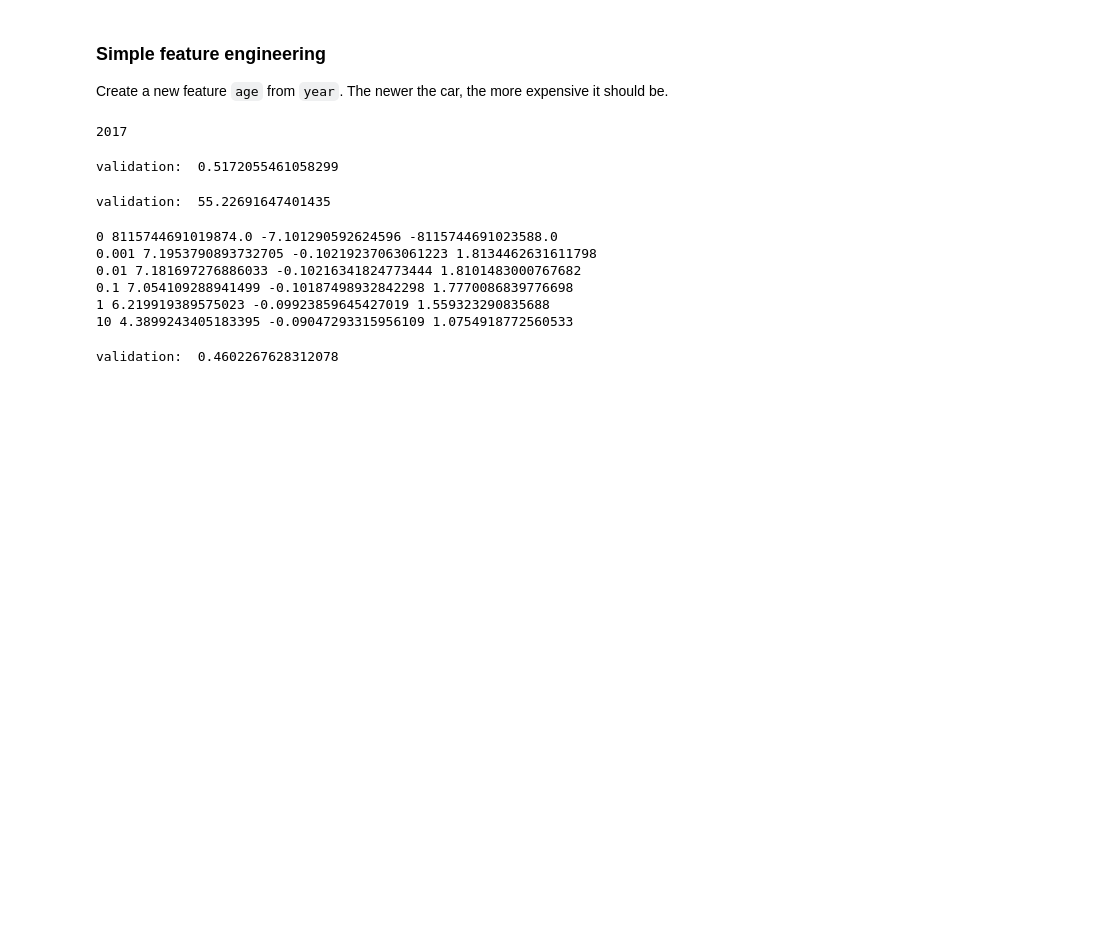
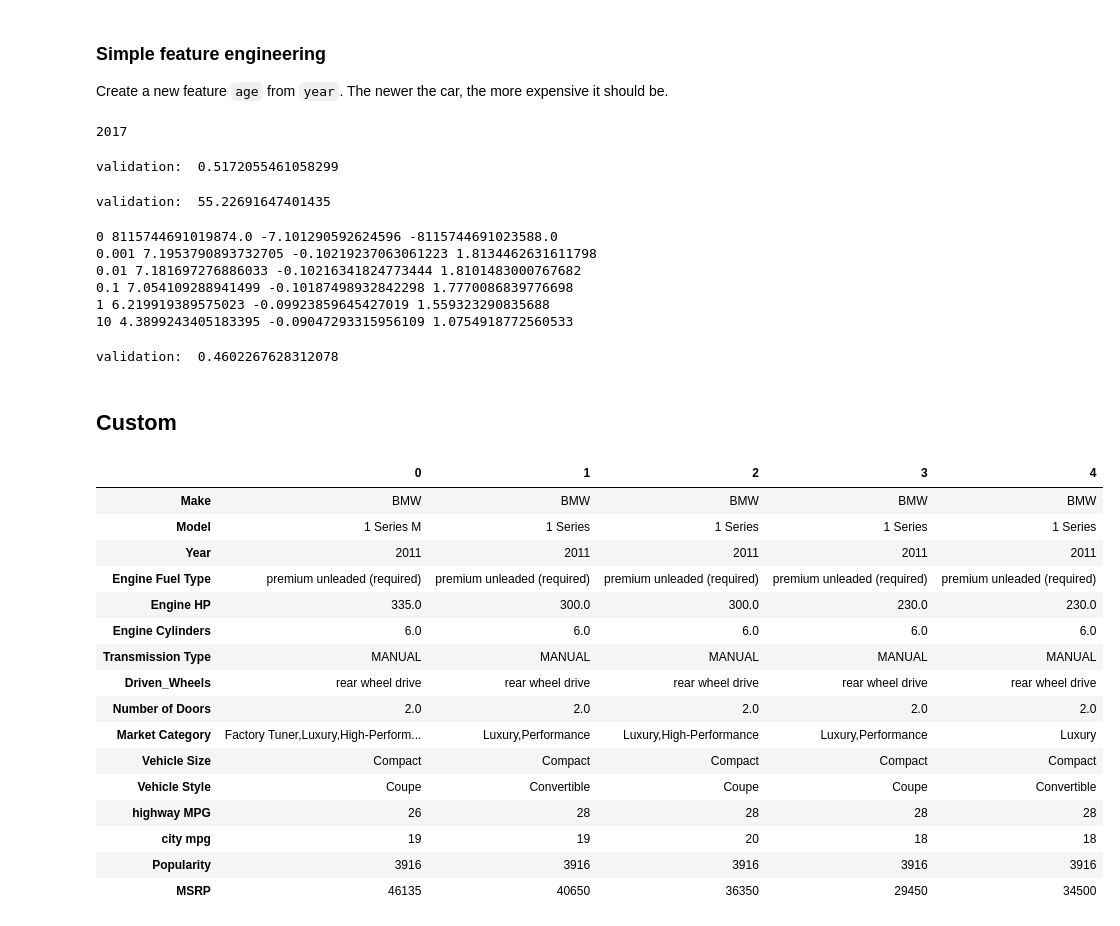
Before and after one commit to alextanhongpin/machine-learning-bootcamp, a Jupyter notebook: 02_predicting_car_prices.ipynb, the cells around one changed output. Cells and saved outputs as stored; diff of their text form; code cells hidden in the pictures; blank space fills up the shorter version.

```diff
--- a/02_predicting_car_prices.ipynb
+++ b/02_predicting_car_prices.ipynb
@@ -342,3 +342,5 @@ y_pred = w_0 + X_val.dot(w)
 print("validation: ", rmse(y_val, y_pred))
 # %% [output]
 validation:  0.4602267628312078
+# %% [markdown]
+## Custom
@@ -344,0 +349,21 @@ validation:  0.4602267628312078
+# %%
+df = pd.read_csv(path)
+df.head().T
+# %% [output]
+|  | 0 | 1 | 2 | 3 | 4 |
+| Make | BMW | BMW | BMW | BMW | BMW |
+| Model | 1 Series M | 1 Series | 1 Series | 1 Series | 1 Series |
+| Year | 2011 | 2011 | 2011 | 2011 | 2011 |
+| Engine Fuel Type | premium unleaded (required) | premium unleaded (required) | premium unleaded (required) | premium unleaded (required) | premium unleaded (required) |
+| Engine HP | 335.0 | 300.0 | 300.0 | 230.0 | 230.0 |
+| Engine Cylinders | 6.0 | 6.0 | 6.0 | 6.0 | 6.0 |
+| Transmission Type | MANUAL | MANUAL | MANUAL | MANUAL | MANUAL |
+| Driven_Wheels | rear wheel drive | rear wheel drive | rear wheel drive | rear wheel drive | rear wheel drive |
+| Number of Doors | 2.0 | 2.0 | 2.0 | 2.0 | 2.0 |
+| Market Category | Factory Tuner,Luxury,High-Perform... | Luxury,Performance | Luxury,High-Performance | Luxury,Performance | Luxury |
+| Vehicle Size | Compact | Compact | Compact | Compact | Compact |
+| Vehicle Style | Coupe | Convertible | Coupe | Coupe | Convertible |
+| highway MPG | 26 | 28 | 28 | 28 | 28 |
+| city mpg | 19 | 19 | 20 | 18 | 18 |
+| Popularity | 3916 | 3916 | 3916 | 3916 | 3916 |
+| MSRP | 46135 | 40650 | 36350 | 29450 | 34500 |
```
Also changed, not shown: parts of 10 cells of this notebook.
